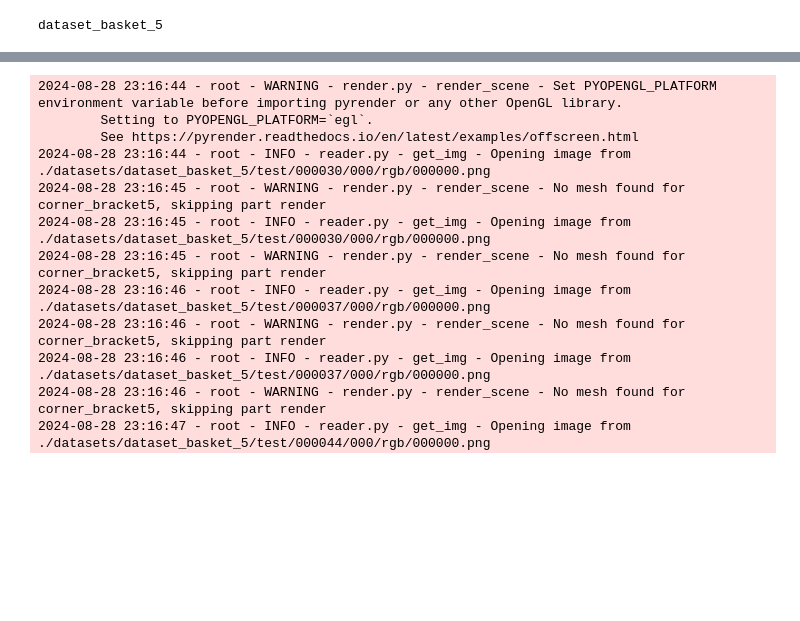
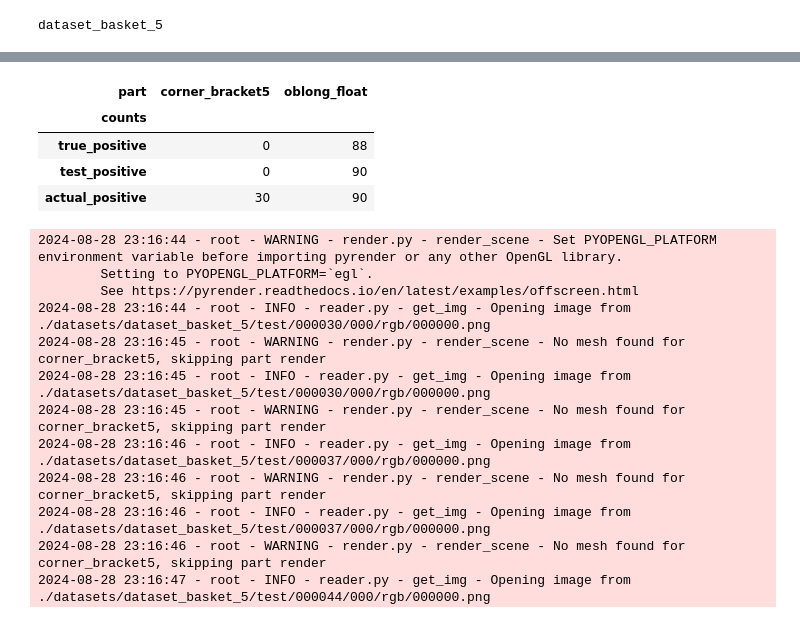
Before and after one commit to intrinsic-ai/ipd, a Jupyter notebook: demo_results_multi.ipynb, the cells around one changed output, grey strips where cells are left out. Saved outputs shown, nothing was run; the diff lists cells and outputs as text; code cells hidden in the pictures; blank space fills up the shorter version.

```diff
--- a/demo_results_multi.ipynb
+++ b/demo_results_multi.ipynb
@@ -51,7 +54,7 @@ import numpy as np
 from intrinsic_ipd.matcher import PoseMatcher
 
 def get_foundation_pose_result(reader:IPDReader) -> PoseMatcher:
-    matcher = PoseMatcher(reader, ordered=True)
+    matcher = PoseMatcher(reader, ordered=False)
     dataset_id = reader.dataset_id
     file = f"./results/{dataset_id}_PHOTONEO.yml"
     if not os.path.exists(file):
@@ -144,4 +149,12 @@ oblong_float  0           32.808348
 dtype: float64
+# %%
+matchers[dataset_id].get_counts().to_pandas()
+# %% [output]
+| part | corner_bracket5 | oblong_float |
+| counts |  |  |
+| true_positive | 0 | 88 |
+| test_positive | 0 | 90 |
+| actual_positive | 30 | 90 |
 # %%
 scenes = np.linspace(30, 59, 5).astype(int)
 overlays = []
```
Also changed, not shown: parts of 12 cells of this notebook, 2 other files.
